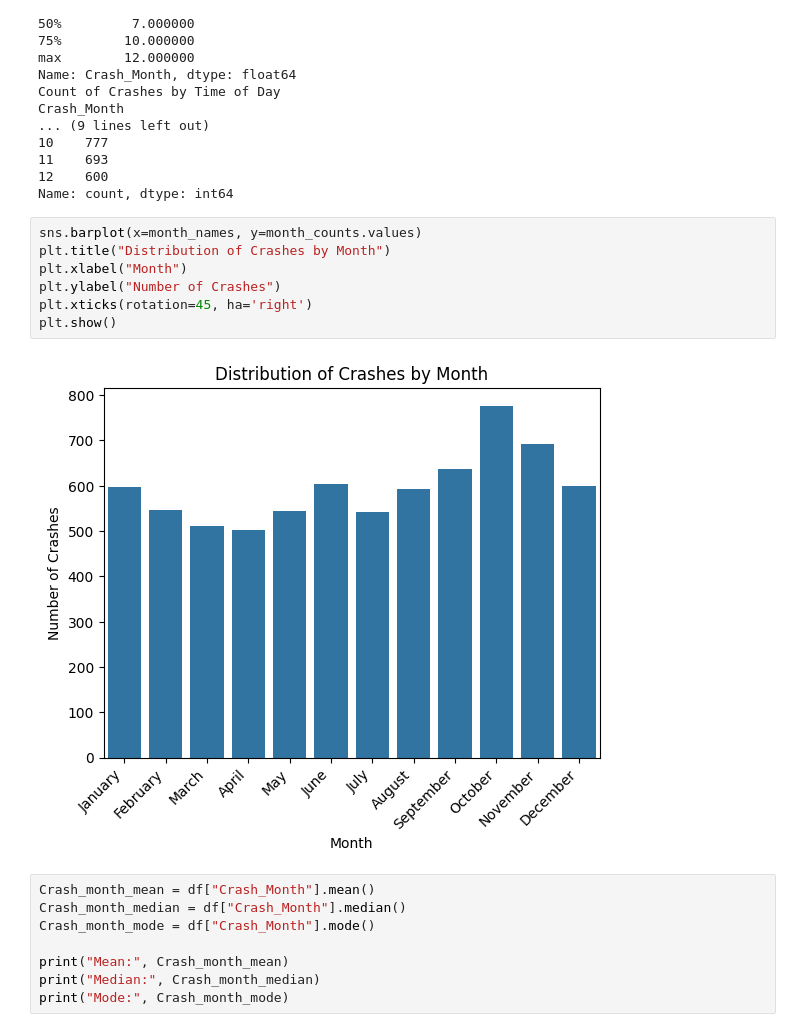
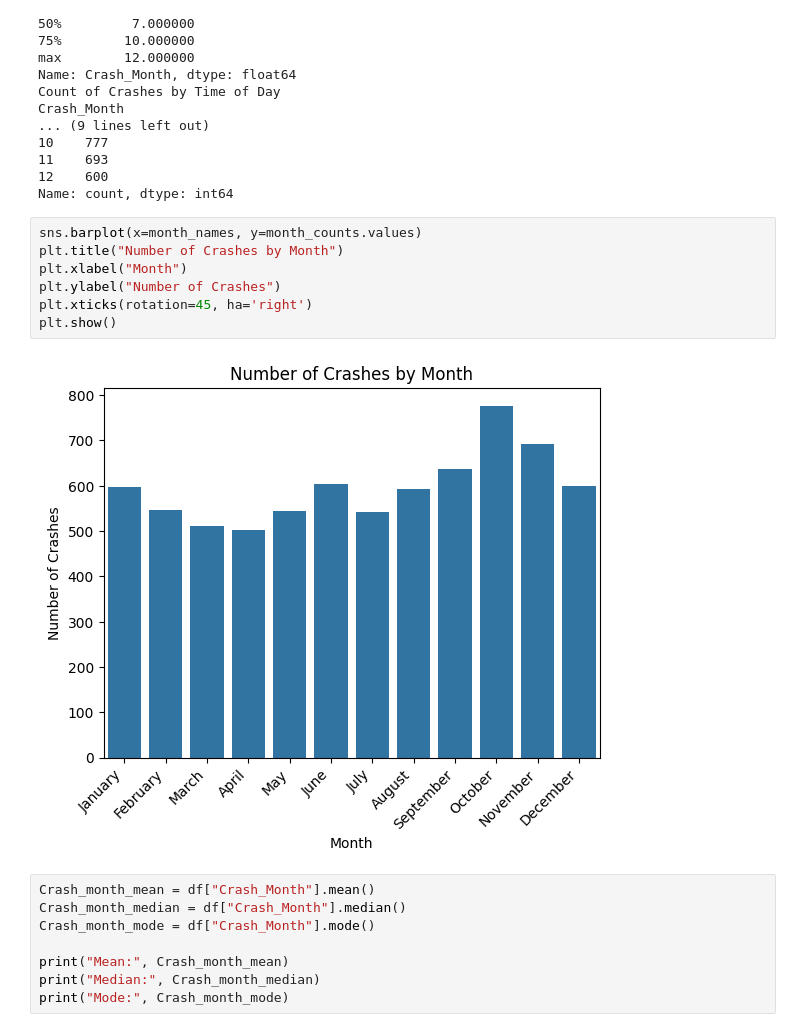
Before and after one commit to Nikolai-N484/Data201_NikolaiN, a Jupyter notebook: Project1/Nikolai_Navarro_Project1_Week8.ipynb, the cells around one changed output. Drawn from its saved outputs; the diff is of its cells as text.

```diff
--- a/Project1/Nikolai_Navarro_Project1_Week8.ipynb
+++ b/Project1/Nikolai_Navarro_Project1_Week8.ipynb
@@ -243,13 +243,13 @@ Crash_Month
 Name: count, dtype: int64
 # %%
 sns.barplot(x=month_names, y=month_counts.values)
-plt.title("Distribution of Crashes by Month")
+plt.title("Number of Crashes by Month")
 plt.xlabel("Month")
 plt.ylabel("Number of Crashes")
 plt.xticks(rotation=45, ha='right')
 plt.show()
 # %% [output]
-[figure, old version]
+[figure, new version]
 # %%
 Crash_month_mean = df["Crash_Month"].mean()
 Crash_month_median = df["Crash_Month"].median()
```
Also changed, not shown: parts of 6 cells of this notebook.
